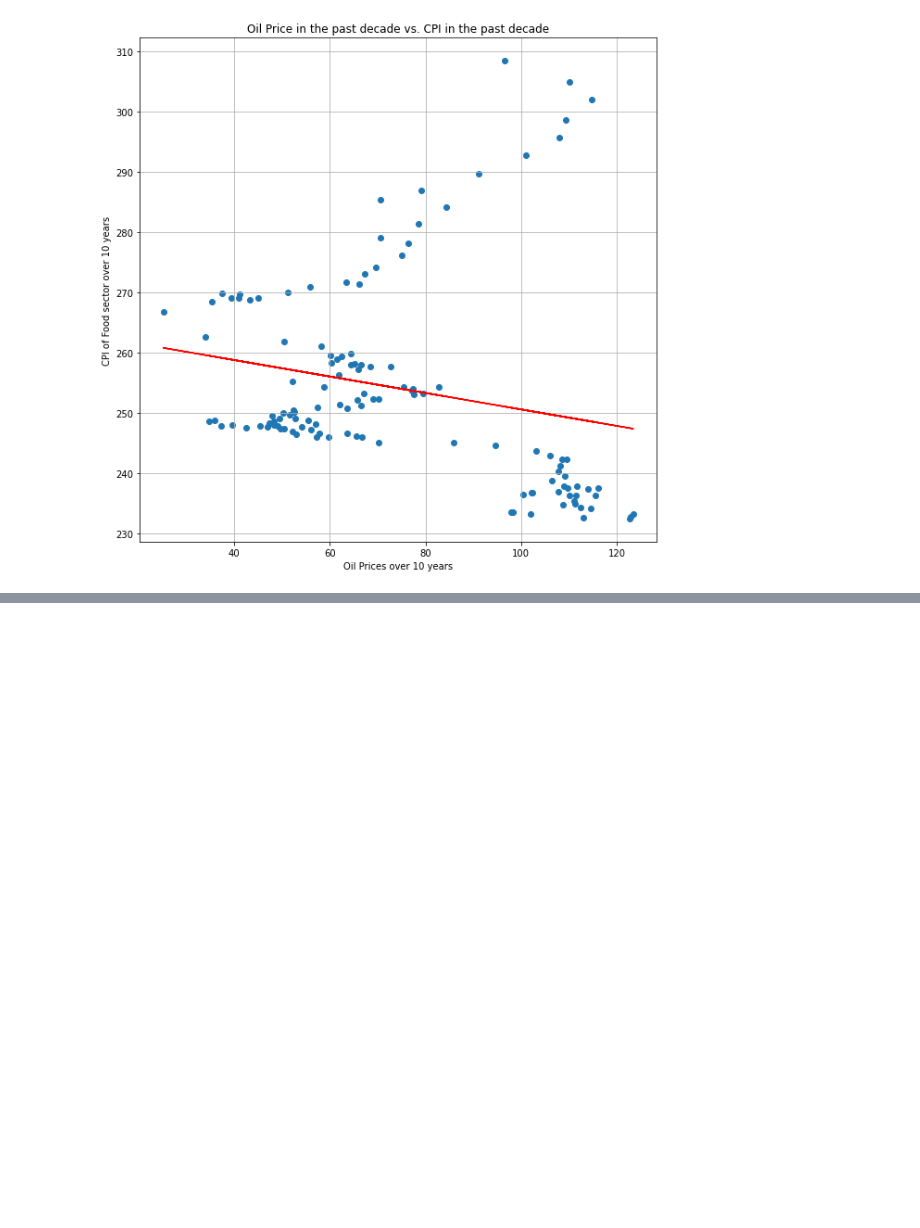
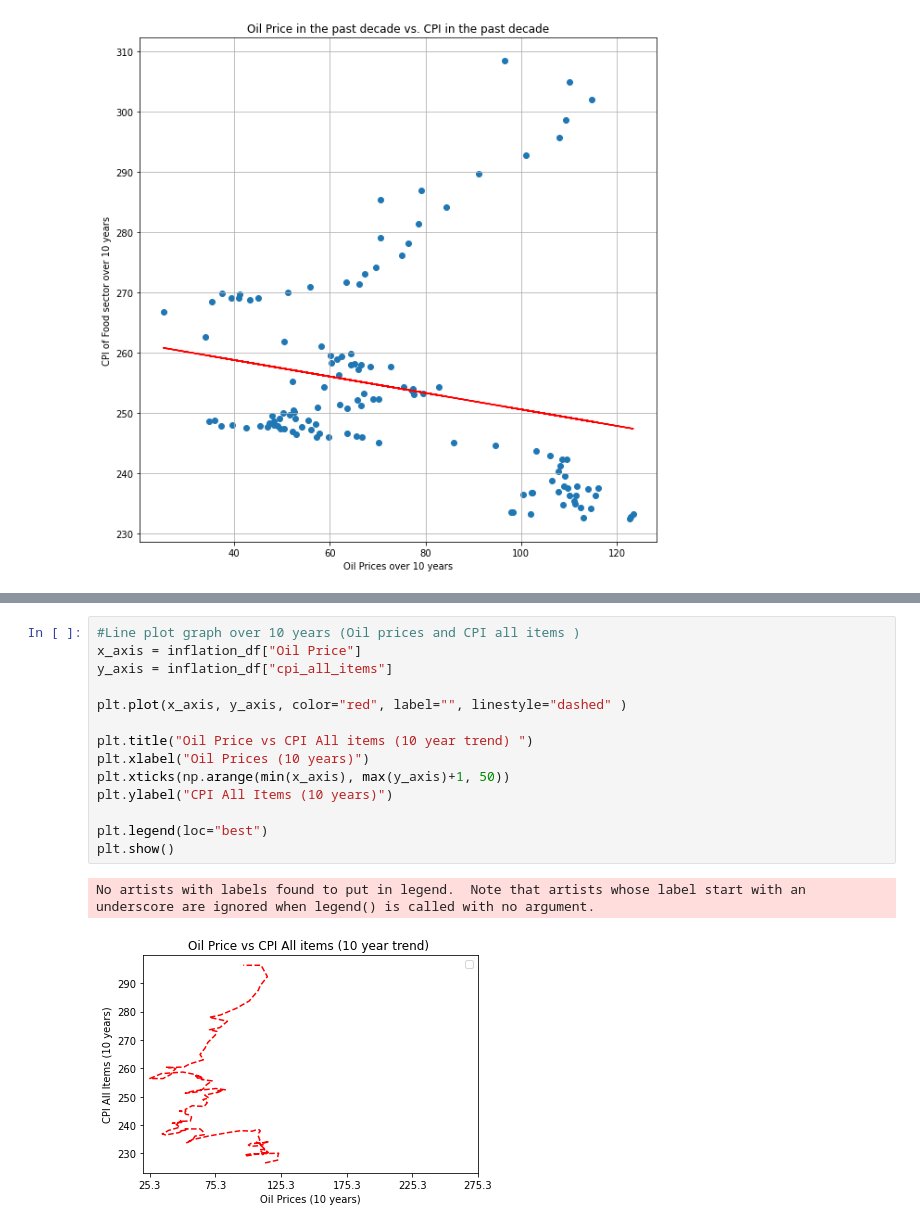
Before and after one commit to Master-Leo/Team-6-Main, a Jupyter notebook: Project 1 Code/statistical_analysis.ipynb, the cells around one changed output, grey strips where cells are left out. Cells and saved outputs as stored; diff of their text form; blank space fills up the shorter version.

```diff
--- a/Project 1 Code/statistical_analysis.ipynb
+++ b/Project 1 Code/statistical_analysis.ipynb
@@ -187,0 +221,17 @@ plt.show()
+# %%
+#Line plot graph over 10 years (Oil prices and CPI all items )
+x_axis = inflation_df["Oil Price"]
+y_axis = inflation_df["cpi_all_items"]
+
+plt.plot(x_axis, y_axis, color="red", label="", linestyle="dashed" )
+
+plt.title("Oil Price vs CPI All items (10 year trend) ")
+plt.xlabel("Oil Prices (10 years)")
+plt.xticks(np.arange(min(x_axis), max(y_axis)+1, 50))
+plt.ylabel("CPI All Items (10 years)")
+
+plt.legend(loc="best")
+plt.show()
+# %% [output]
+No artists with labels found to put in legend.  Note that artists whose label start with an underscore are ignored when legend() is called with no argument.
+[figure, added]
```
Also changed, not shown: parts of 5 cells of this notebook, 2 other files.
